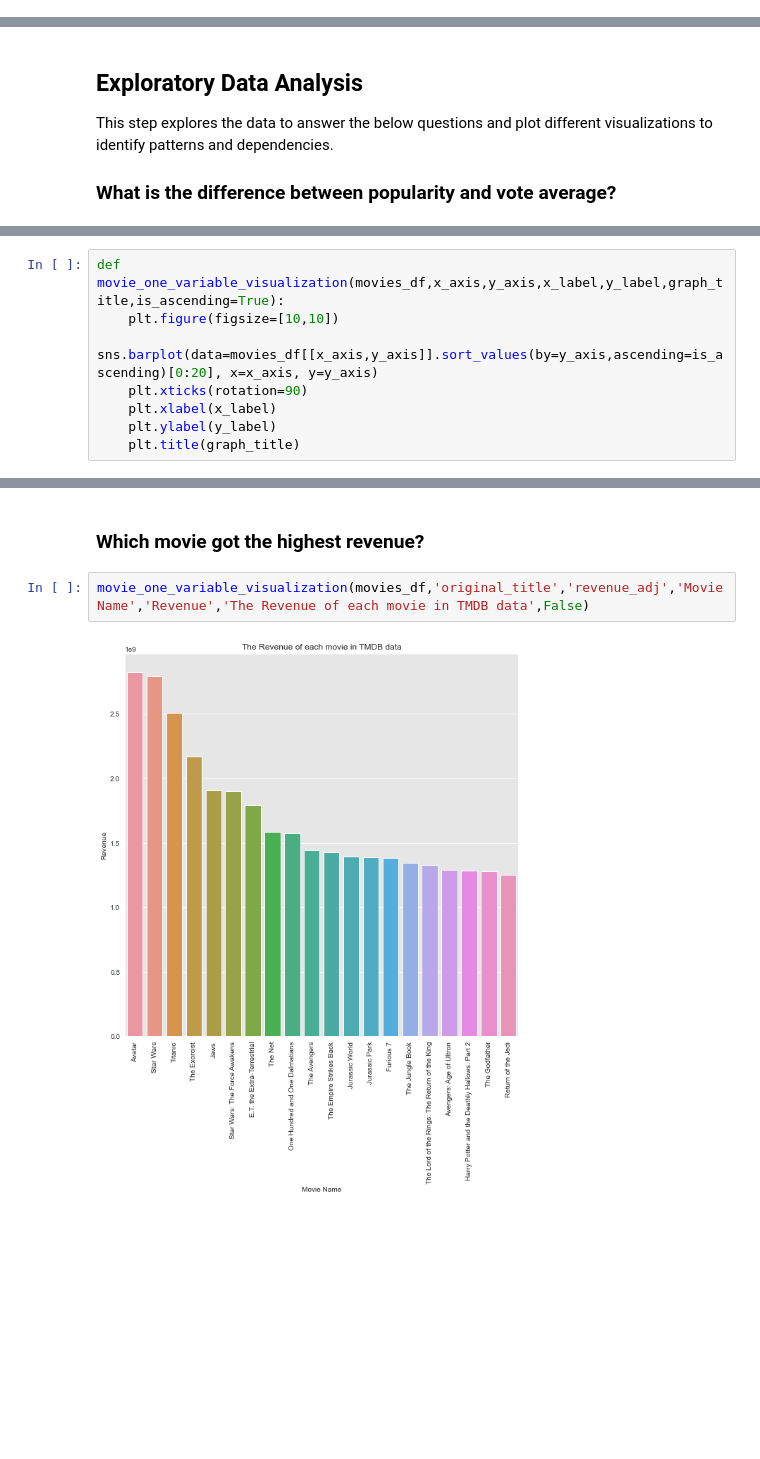
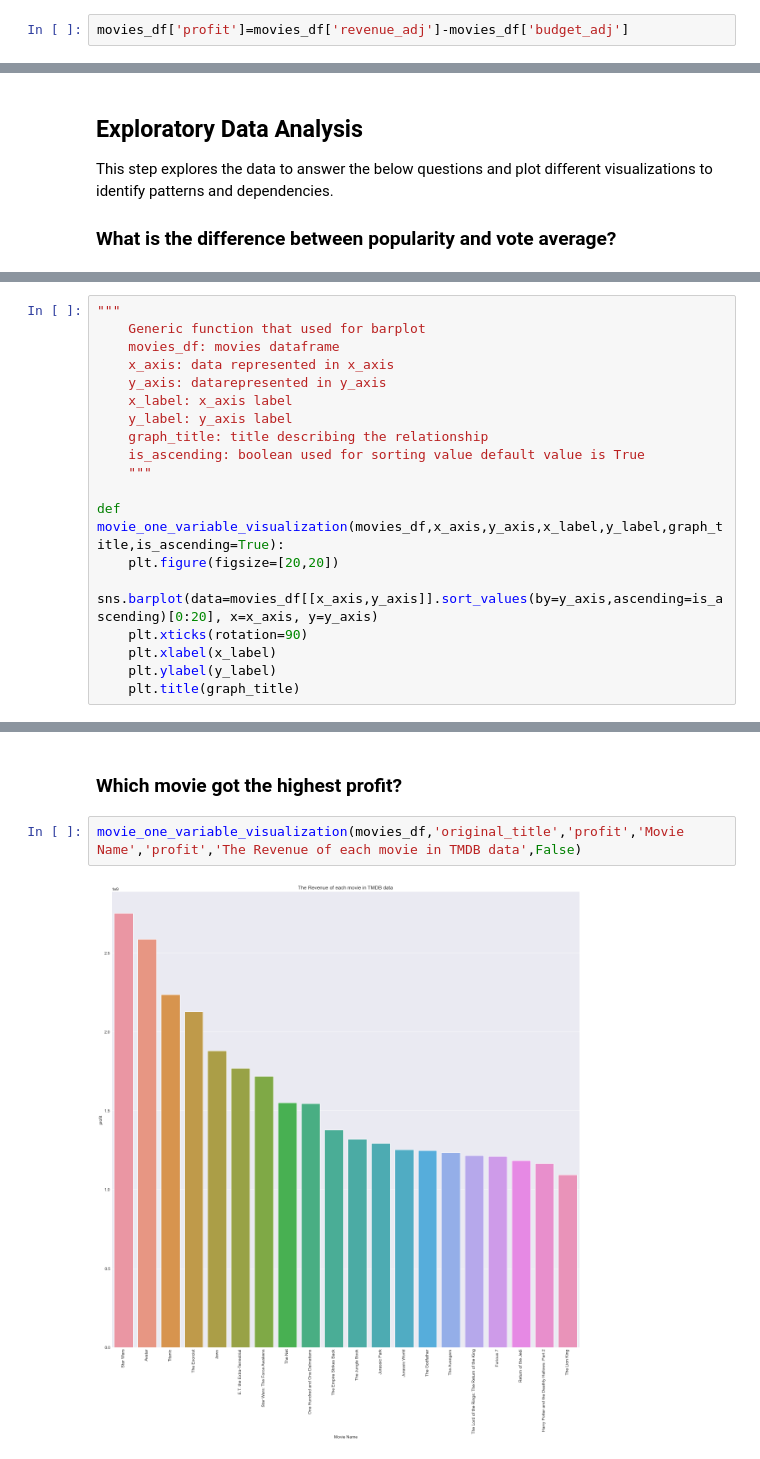
Before and after one commit to hagerElsehaimy/TMDb, a Jupyter notebook: TMDb.ipynb, the cells around one changed output, grey strips where cells are left out. Cells and saved outputs as stored; diff of their text form; blank space fills up the shorter version.

Commit message:
visualization phase and listing findings

```diff
--- a/TMDb.ipynb
+++ b/TMDb.ipynb
@@ -385,0 +392,2 @@ memory usage: 588.3+ KB
+# %%
+movies_df['profit']=movies_df['revenue_adj']-movies_df['budget_adj']
@@ -431,6 +448,17 @@ So, I will consider the upcoming visualization with the vote average to be more
 # %%
+"""
+    Generic function that used for barplot
+    movies_df: movies dataframe
+    x_axis: data represented in x_axis
+    y_axis: datarepresented in y_axis
+    x_label: x_axis label
+    y_label: y_axis label
+    graph_title: title describing the relationship
+    is_ascending: boolean used for sorting value default value is True
+    """
+
 def movie_one_variable_visualization(movies_df,x_axis,y_axis,x_label,y_label,graph_title,is_ascending=True):
-    plt.figure(figsize=[10,10])
+    plt.figure(figsize=[20,20])
     sns.barplot(data=movies_df[[x_axis,y_axis]].sort_values(by=y_axis,ascending=is_ascending)[0:20], x=x_axis, y=y_axis)
     plt.xticks(rotation=90)
     plt.xlabel(x_label)
@@ -447,6 +478,6 @@ movie_one_variable_visualization(movies_df,'original_title','vote_average','Movi
 # %% [markdown]
-### Which movie got the highest revenue?
+### Which movie got the highest profit?
 # %%
-movie_one_variable_visualization(movies_df,'original_title','revenue_adj','Movie Name','Revenue','The Revenue of each movie in TMDB data',False)
+movie_one_variable_visualization(movies_df,'original_title','profit','Movie Name','profit','The Revenue of each movie in TMDB data',False)
 # %% [output]
-[figure, old version]
+[figure, new version]
```
Also changed, not shown: parts of 20 cells of this notebook.
